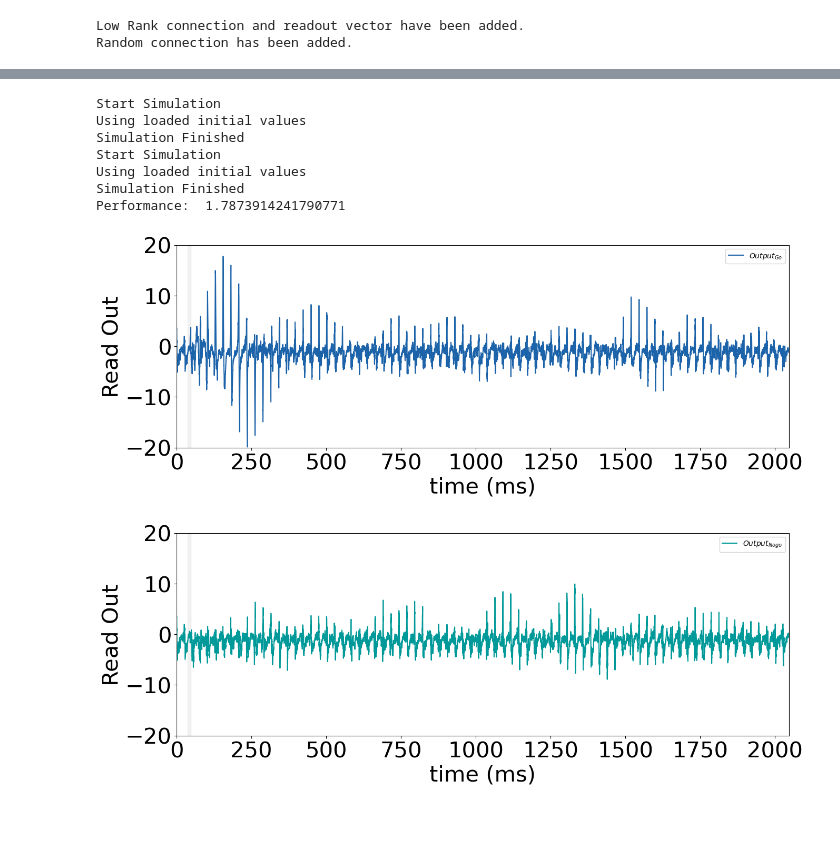
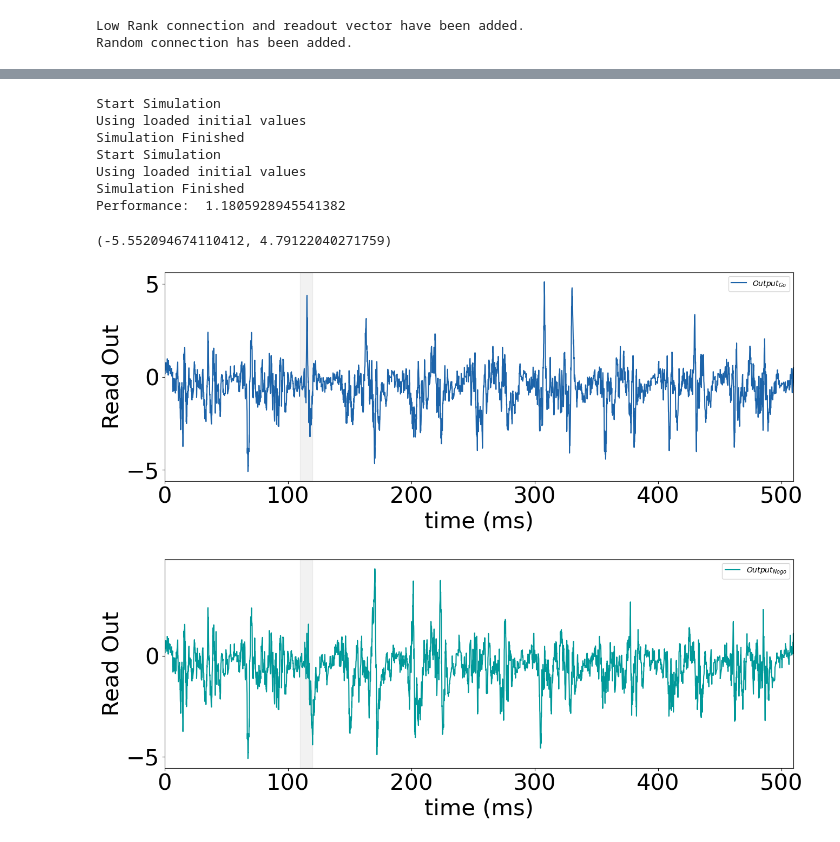
Before and after one commit to LiBinUtokyo/LowRank_ModifiedTheta_SNN, a Jupyter notebook: PYTHON/main_pytorch_lowrank_exc.ipynb, the cells around one changed output, grey strips where cells are left out. Drawn from its saved outputs; the diff is of its cells as text; code cells hidden in the pictures.

```diff
--- a/PYTHON/main_pytorch_lowrank_exc.ipynb
+++ b/PYTHON/main_pytorch_lowrank_exc.ipynb
@@ -439,21 +450,22 @@ ax.legend(fontsize=20)
 # %%
-# # 把m,n,Sti_go,Sti_nogo变回tensor
-# m = torch.tensor(m)
-# n = torch.tensor(n)
-# Sti_go = torch.tensor(Sti_go)
-# Sti_nogo = torch.tensor(Sti_nogo)
+# 把m,n,Sti_go,Sti_nogo变回tensor
+m = torch.tensor(m)
+n = torch.tensor(n)
+Sti_go = torch.tensor(Sti_go)
+Sti_nogo = torch.tensor(Sti_nogo)
 
-T_pre = 37
+T_pre = 110
 T_sti = 10
-T_after = 2000
-IS=10
+T_after = 390
+
+IS=25
 
 T = T_pre+T_sti+T_after # length of Period time (ms）
 
 Input_go = torch.zeros((LRSNN.N_E+LRSNN.N_I,int(T/dt))) #size:(N,time)
-Input_go[:,int(T_pre/dt):int((T_pre+T_sti)/dt)] = IS*Sti_go
+Input_go[:,int(T_pre/dt):int((T_pre+T_sti)/dt)] = Sti_go
 Input_nogo = torch.zeros((LRSNN.N_E+LRSNN.N_I,int(T/dt)))
-Input_nogo[:,int(T_pre/dt):int((T_pre+T_sti)/dt)] = IS*Sti_nogo
+Input_nogo[:,int(T_pre/dt):int((T_pre+T_sti)/dt)] = Sti_nogo
 
 # # duplicate the input for twice
 # Input_go = torch.cat((Input_go,Input_go),1)
@@ -479,8 +491,8 @@ Input_nogo = Input_nogo.to(device)
 bias = bias.to(device)
 
 # Start Simulation
-Out_go, V_go, g_go, I_syn_go, spk_step_go, spk_ind_go, spk_go, phase_go = LRSNN(dt,Input_go+bias)
-Out_nogo, V_nogo, g_nogo, I_syn_nogo, spk_step_nogo, spk_ind_nogo, spk_nogo, phase_nogo = LRSNN(dt,Input_nogo+bias)
+Out_go, V_go, g_go, I_syn_go, spk_step_go, spk_ind_go, spk_go, phase_go = LRSNN(dt,IS*Input_go+bias)
+Out_nogo, V_nogo, g_nogo, I_syn_nogo, spk_step_nogo, spk_ind_nogo, spk_nogo, phase_nogo = LRSNN(dt,IS*Input_nogo+bias)
 
 
 g_go_EE = g_go[1]
@@ -496,7 +508,7 @@ Simulation Finished
 Start Simulation
 Using loaded initial values
 Simulation Finished
-Performance:  1.7873914241790771
+Performance:  1.1805928945541382
 # %%
 # 处理绘图用的数据以使其能够在cpu上运行
 Out_go = Out_go.cpu().numpy()
@@ -523,15 +535,16 @@ Sti_nogo = Sti_nogo.cpu().numpy()
 # %%
 # Draw Output
 fig, ax = plt.subplots(figsize=(15,5))
-ax.set_ylim([-20,20])
+# ax.set_ylim([-20,20])
 Draw_Output(ax,Out_go,'Output_{Go}',dt,Input_go,color_data = color_Go)
 
 fig, ax = plt.subplots(figsize=(15,5))
-ax.set_ylim([-20,20])
+# ax.set_ylim([-20,20])
 Draw_Output(ax,Out_nogo,'Output_{Nogo}',dt,Input_nogo,color_data=color_Nogo)
 # %% [output]
+(-5.552094674110412, 4.79122040271759)
-[figure, old version]
+[figure, new version]
-[figure, old version]
+[figure, new version]
 # %%
 
 # Raster Plot
```
Also changed, not shown: parts of 17 cells of this notebook, 3 other files.
